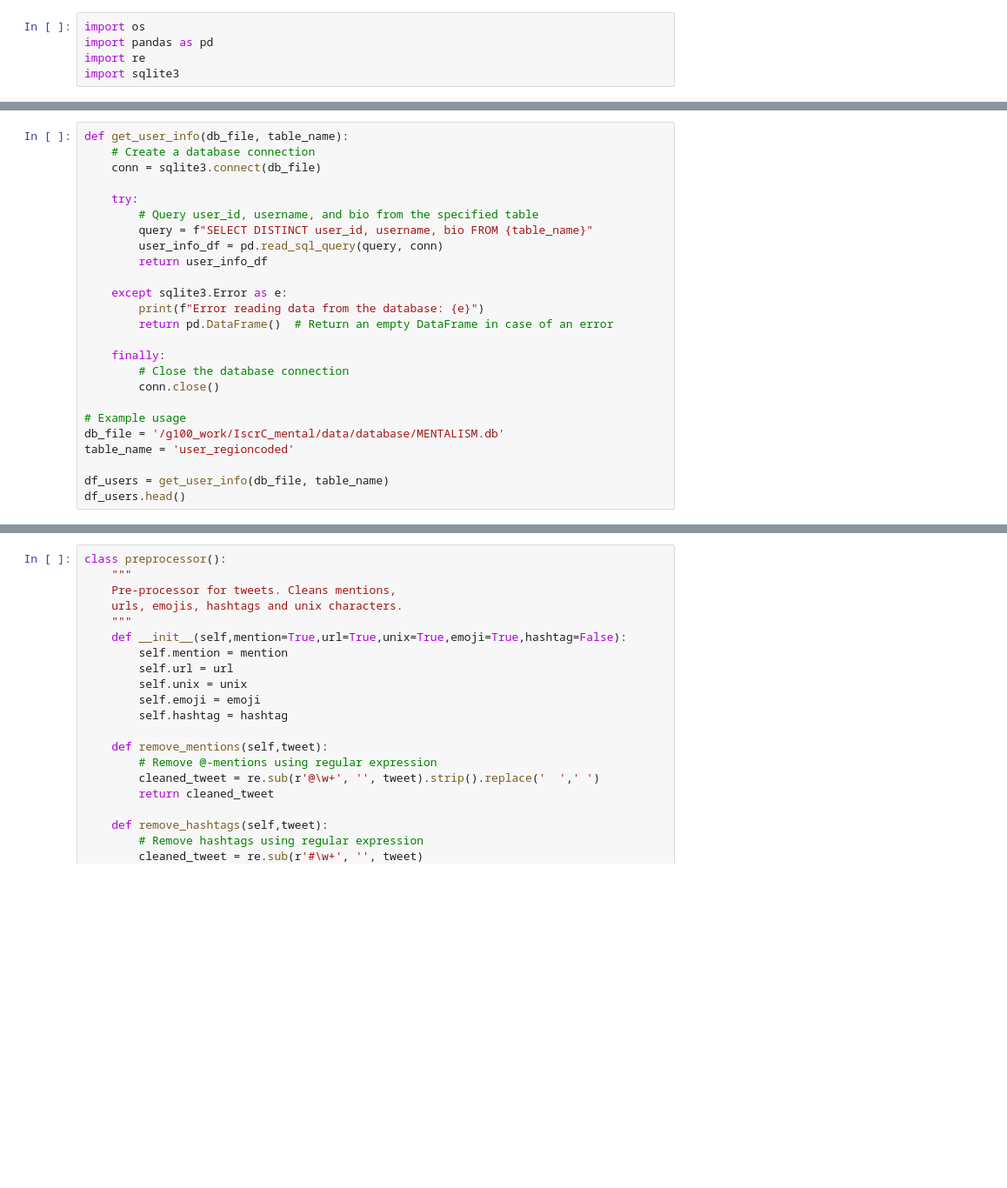
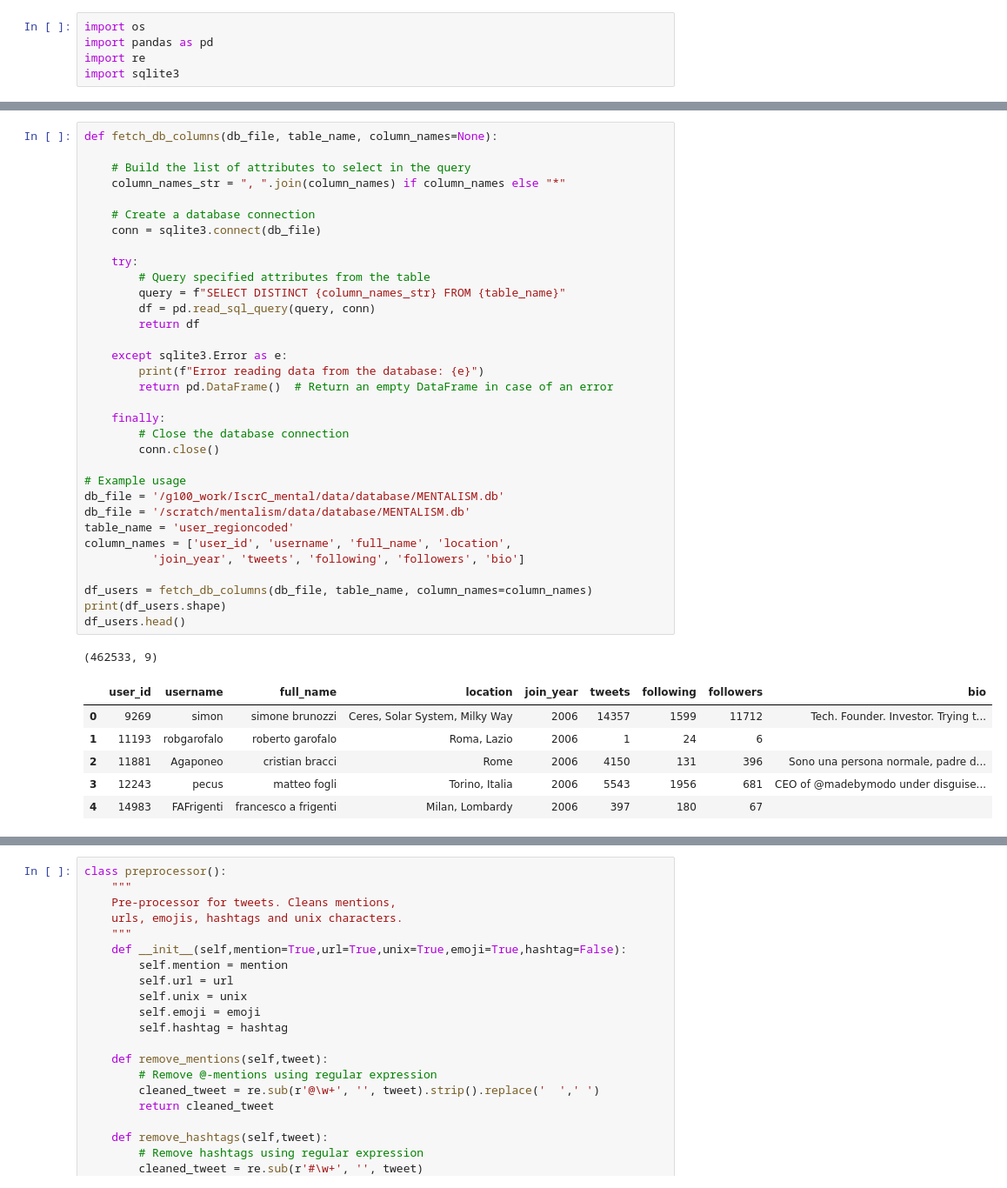
Before and after one commit to lorelupo/twitter_user_classification, a Jupyter notebook: notebooks/format_data_for_models.ipynb, the cells around one changed output, grey strips where cells are left out. Shown: that part at 87% size. Drawn from its saved outputs; the diff is of its cells as text; blank space fills up the shorter version.

```diff
--- a/notebooks/format_data_for_models.ipynb
+++ b/notebooks/format_data_for_models.ipynb
@@ -6,27 +45,43 @@ import sqlite3
 # %%
-def get_user_info(db_file, table_name):
+def fetch_db_columns(db_file, table_name, column_names=None):
+
+    # Build the list of attributes to select in the query
+    column_names_str = ", ".join(column_names) if column_names else "*"
+
     # Create a database connection
     conn = sqlite3.connect(db_file)
 
     try:
-        # Query user_id, username, and bio from the specified table
-        query = f"SELECT DISTINCT user_id, username, bio FROM {table_name}"
-        user_info_df = pd.read_sql_query(query, conn)
-        return user_info_df
+        # Query specified attributes from the table
+        query = f"SELECT DISTINCT {column_names_str} FROM {table_name}"
+        df = pd.read_sql_query(query, conn)
+        return df
 
     except sqlite3.Error as e:
         print(f"Error reading data from the database: {e}")
         return pd.DataFrame()  # Return an empty DataFrame in case of an error
 
     finally:
         # Close the database connection
         conn.close()
 
 # Example usage
 db_file = '/g100_work/IscrC_mental/data/database/MENTALISM.db'
+db_file = '/scratch/mentalism/data/database/MENTALISM.db'
 table_name = 'user_regioncoded'
+column_names = ['user_id', 'username', 'full_name', 'location',
+          'join_year', 'tweets', 'following', 'followers', 'bio']
 
-df_users = get_user_info(db_file, table_name)
+df_users = fetch_db_columns(db_file, table_name, column_names=column_names)
+print(df_users.shape)
 df_users.head()
+# %% [output]
+(462533, 9)
+|  | user_id | username | full_name | location | join_year | tweets | following | followers | bio |
+| 0 | 9269 | simon | simone brunozzi | Ceres, Solar System, Milky Way | 2006 | 14357 | 1599 | 11712 | Tech. Founder. Investor. Trying t... |
+| 1 | 11193 | robgarofalo | roberto garofalo | Roma, Lazio | 2006 | 1 | 24 | 6 |  |
+| 2 | 11881 | Agaponeo | cristian bracci | Rome | 2006 | 4150 | 131 | 396 | Sono una persona normale, padre d... |
+| 3 | 12243 | pecus | matteo fogli | Torino, Italia | 2006 | 5543 | 1956 | 681 | CEO of @madebymodo under disguise... |
+| 4 | 14983 | FAFrigenti | francesco a frigenti | Milan, Lombardy | 2006 | 397 | 180 | 67 |  |
 # %%
 # Read in the tweets of the users: all pickle files that start with "filename" in "dir"
```
Also changed, not shown: parts of 29 cells of this notebook.
